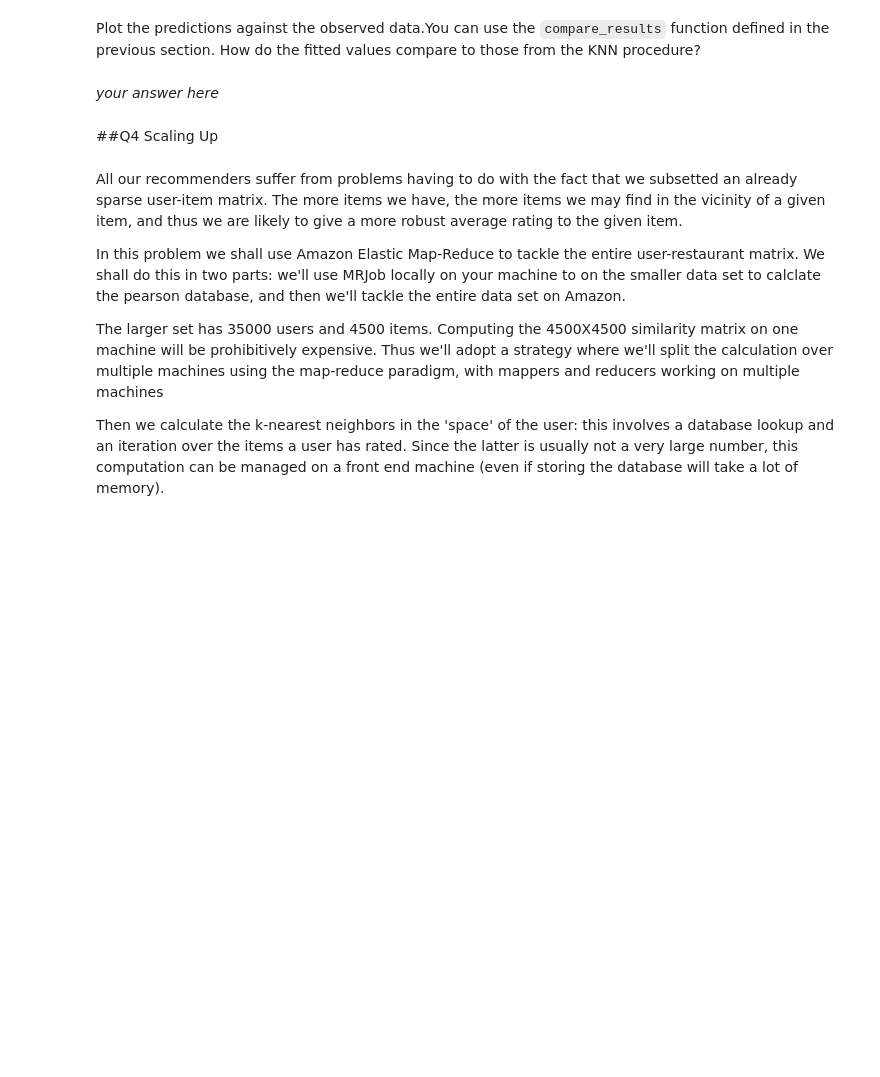
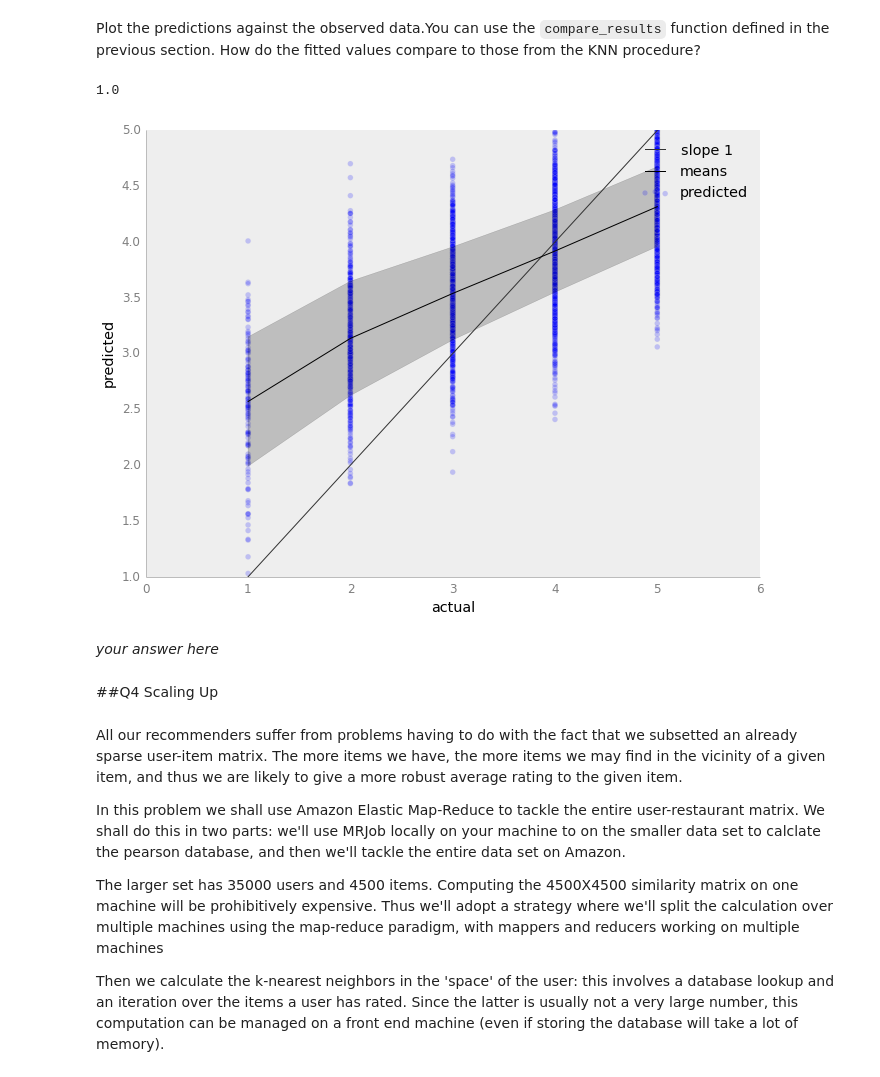
Before and after one commit to danielfrg/harvard-cs109-fall-2013, a Jupyter notebook: homeworks/HW4/HW4_mysolution.ipynb, the cells around one changed output. Cells and saved outputs as stored; diff of their text form; code cells hidden in the pictures; blank space fills up the shorter version.

```diff
--- a/homeworks/HW4/HW4_mysolution.ipynb
+++ b/homeworks/HW4/HW4_mysolution.ipynb
@@ -1126,6 +1138,14 @@ Single draw from conditional posterior, defined above.
 """
 #Item-specific parameters given all else
 #your code here
+def gamma_m_draw(X_m, Y_m, sig2, Lambda_gamma):
+    Q_m = np.dot(X_m.T, X_m) / sig2 + Lambda_gamma
+    Q_m_inv = np.linalg.inv(Q_m)
+
+    XtY = np.dot(X_m.T, Y_m)
+    u = np.dot(Q_m_inv, XtY) / sig2
+
+    return np.random.multivariate_normal(u, Q_m_inv)
 # %%
 """
 Function
@@ -1148,6 +1168,14 @@ Single draw from conditional posterior, defined above.
 """
 #User-specific parameters given all else
 #your code here
+def theta_u_draw(X_u, Y_u, sig2, Lambda_theta):
+    Q_u = np.dot(X_u.T, X_u) / sig2 + Lambda_theta
+    Q_u_inv = np.linalg.inv(Q_u)
+
+    XtY = np.dot(X_u.T, Y_u)
+    u = np.dot(Q_u_inv, XtY) / sig2
+
+    return np.random.multivariate_normal(u, Q_u_inv)
 # %% [markdown]
 Here is the Gibbs sampler skeleton that your functions fit into. Look over the structure to see how for each draw from the posterior, the sampler iterates through $\mu$, $\sigma$, $\gamma_m$ for each item, and $\theta_u$ for each user.
 # %%
@@ -1291,3 +1319,4 @@ Once you have posterior draws from the sampler, the most natural thing to do is
 Compute the posterior mean of the fitted values for each $Y_{um}$, eliminating the first 200 samples. Call these the `prediction`.  These constitute our recommendations. True to the bayesian paradigm, we dont just have mean predictions, but entire distributions. But currently we are only interested in the means.
 # %%
 #your code here
+gibbs_samples = factor_gibbs(smalldf, 2, 1000, 0.1, 0.1)
@@ -1294,7 +1334,13 @@ Compute the posterior mean of the fitted values for each $Y_{um}$, eliminating t
+# %%
+predicted = np.mean(gibbs_samples['EY'][:,200:], axis=1)
 # %% [markdown]
 Plot the predictions against the observed data.You can use the `compare_results` function defined in the previous section. How do the fitted values compare to those from the KNN procedure?
 # %%
 #your code here
+compare_results(smalldf.stars.values, predicted, ylow=1, yhigh=5)
+# %% [output]
+1.0
+[figure, added]
 # %% [markdown]
 *your answer here*
 # %% [markdown]
```
Also changed, not shown: parts of 16 cells of this notebook, 7 other files.
